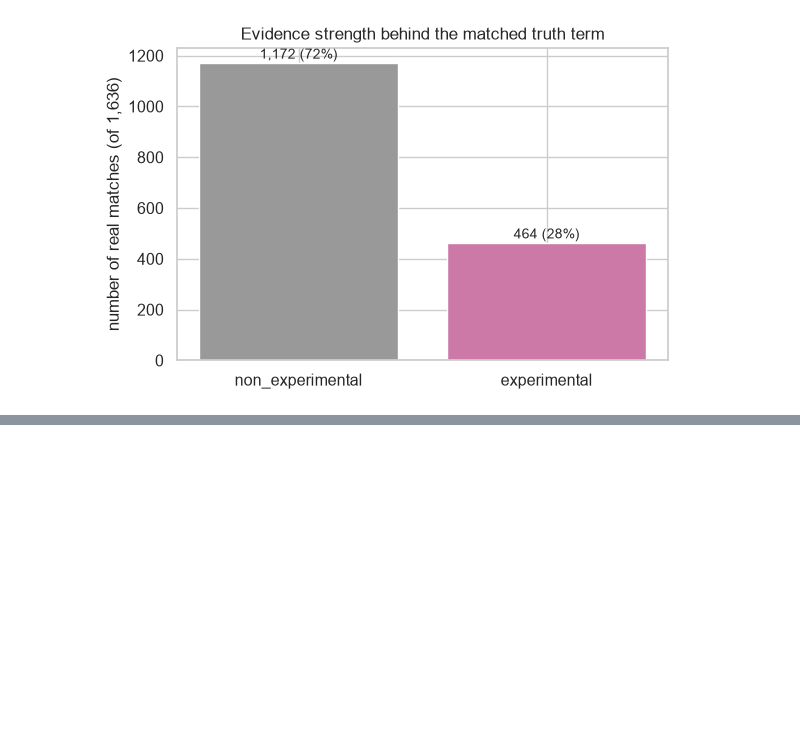
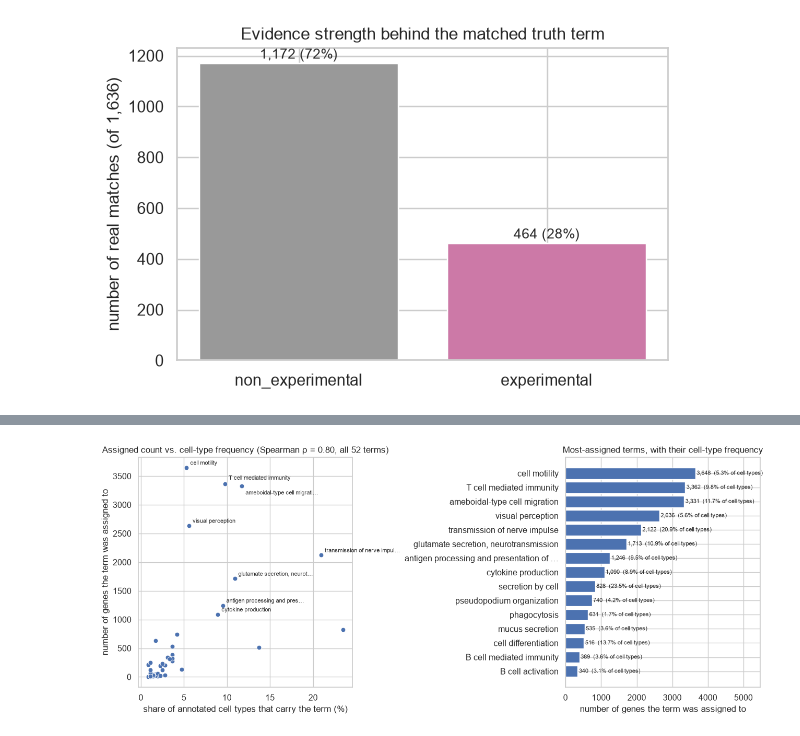
Before and after one commit to wsslflx/CellCoLLM, a Jupyter notebook: notebooks/arm1_go_enrichment_results.ipynb, the cells around one changed output, grey strips where cells are left out. Drawn from its saved outputs; the diff is of its cells as text; code cells hidden in the pictures; blank space fills up the shorter version.

```diff
--- a/notebooks/arm1_go_enrichment_results.ipynb
+++ b/notebooks/arm1_go_enrichment_results.ipynb
@@ -537,0 +689,21 @@ inferred rather than directly measured biology.
+# %%
+import numpy as np
+
+prof = json.loads((RESULTS_DIR / "arm1_term_profile__all.json").read_text())
+pairs = json.loads((RESULTS_DIR / "arm1_term_pairs__all.json").read_text())
+ps = prof["summary"]
+tp3 = pd.DataFrame(prof["rows"])
+assert tp3["assigned"].sum() == len(term_props), "term-level assignment total does not match Part 2's table"
+
+# Terms shown in the labelled plots: assigned to at least this many genes (stated on every such plot).
+MIN_ASSIGNED = 100
+big = tp3[tp3["assigned"] >= MIN_ASSIGNED].sort_values("assigned", ascending=False).reset_index(drop=True)
+short = lambda s, n=44: s if len(s) <= n else s[: n - 1] + "…"
+
+print(f"candidate terms: {len(tp3)}   annotated cell types: {ps['n_annotated_cell_types']}   "
+      f"annotated CL|UBERON rows: {ps['n_annotated_rows']}")
+print(f"terms never assigned: {(tp3['assigned'] == 0).sum()}   terms assigned >= {MIN_ASSIGNED} times (shown below): {len(big)}")
+print(f"Spearman(times assigned, fixed carrier-cell-type count):  all 52 terms {ps['spearman_assigned_vs_K_ct_all_terms']:.2f}, "
+      f"assigned terms only {ps['spearman_assigned_vs_K_ct_assigned_terms']:.2f}")
+print(f"Spearman(precision, carrier-cell-type count), terms with >= {MIN_ASSIGNED} assignments:  "
+      f"{ps['spearman_precision_vs_K_ct_terms_assigned_ge_100']:.2f}")
@@ -537,0 +726,24 @@ inferred rather than directly measured biology.
+# %%
+fig, (ax1, ax2) = plt.subplots(1, 2, figsize=(13, 5.5), gridspec_kw={"width_ratios": [1.1, 1]})
+x = tp3["frac_ct"] * 100
+ax1.scatter(x, tp3["assigned"], s=40, color=COLORS["volume"], edgecolor="white", linewidth=0.6, zorder=3)
+offsets = [(5, 4), (5, 6), (5, -12), (5, 4), (5, 4), (5, 4), (5, 4), (5, 4)]  # T cell / ameboidal dots sit close together
+for (_, r), off in zip(tp3.nlargest(8, "assigned").iterrows(), offsets):
+    ax1.annotate(short(r["label"], 28), (r["frac_ct"] * 100, r["assigned"]), xytext=off, textcoords="offset points", fontsize=8)
+ax1.set_xlabel("share of annotated cell types that carry the term (%)")
+ax1.set_ylabel("number of genes the term was assigned to")
+ax1.set_title(f"Assigned count vs. cell-type frequency (Spearman ρ = {ps['spearman_assigned_vs_K_ct_all_terms']:.2f}, all 52 terms)")
+
+top = big.head(15)[::-1]
+bars = ax2.barh([short(l, 40) for l in top["label"]], top["assigned"], color=COLORS["volume"])
+for bar, (_, r) in zip(bars, top.iterrows()):
+    ax2.text(bar.get_width() + big["assigned"].max() * 0.01, bar.get_y() + bar.get_height() / 2,
+             f"{r['assigned']:,}  ({r['frac_ct']*100:.1f}% of cell types)", va="center", fontsize=8)
+ax2.set_xlim(0, big["assigned"].max() * 1.5)
+ax2.set_xlabel("number of genes the term was assigned to")
+ax2.set_title("Most-assigned terms, with their cell-type frequency")
+fig.tight_layout()
+save(fig, "17_assigned_vs_celltype_frequency")
+plt.show()
+# %% [output]
+[figure, added]
```
Also changed, not shown: parts of 35 cells of this notebook, 27 other files.
